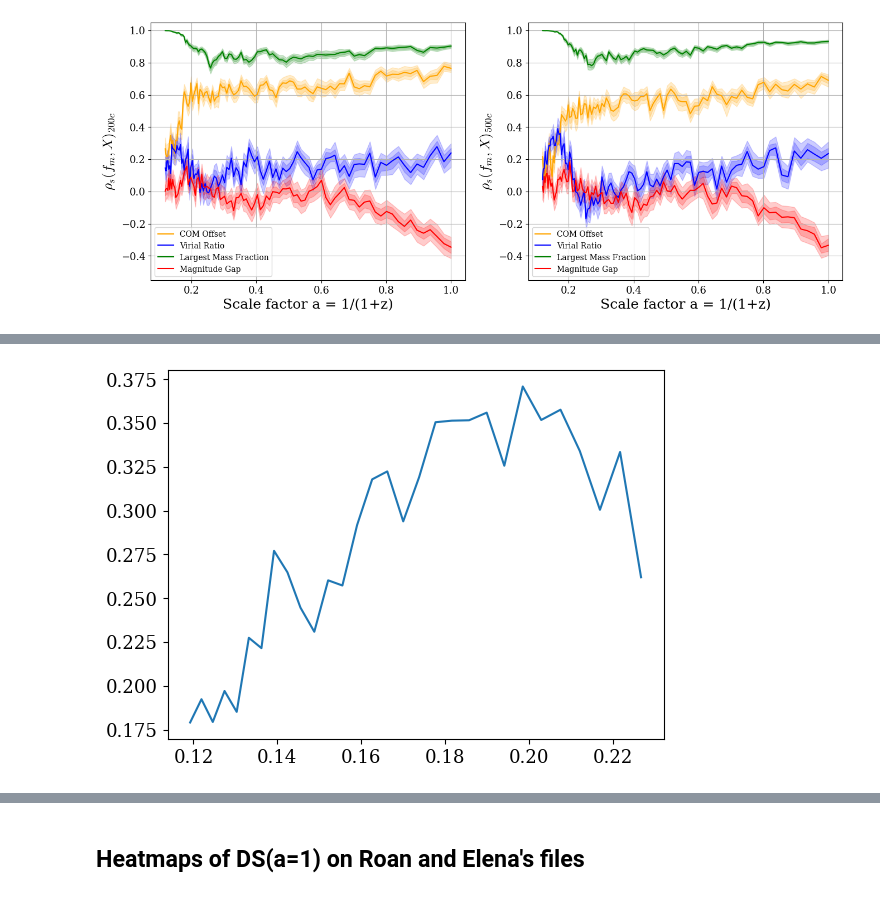
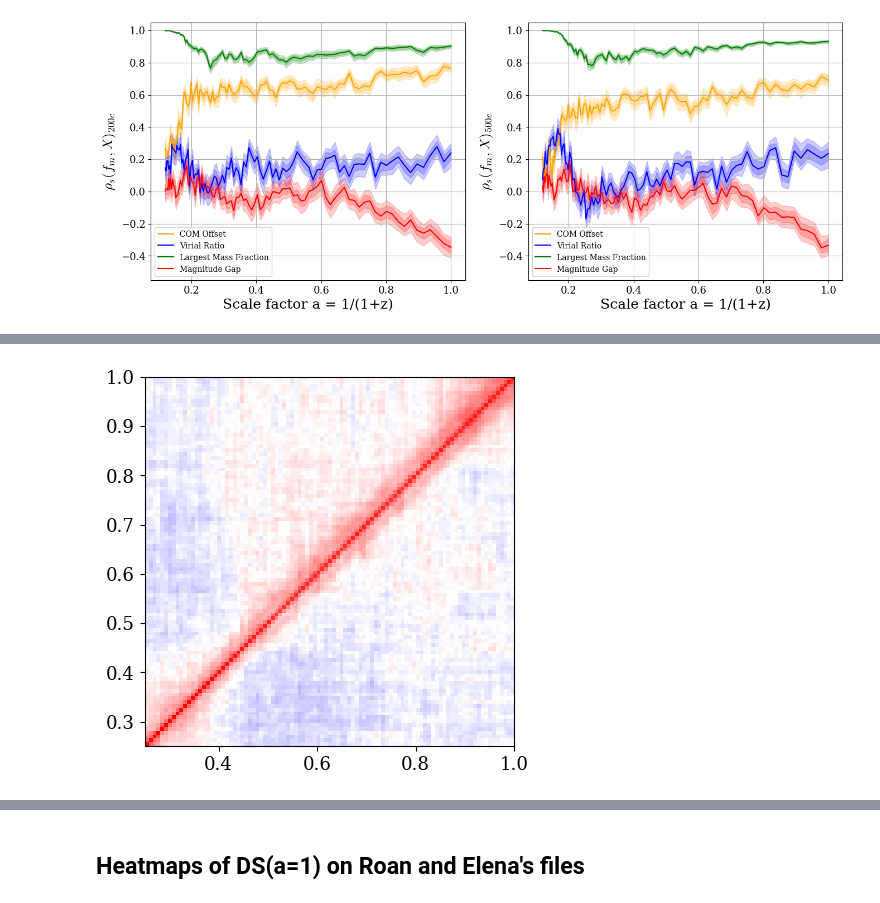
Before and after one commit to Kabelo-T/cluster_morph, a Jupyter notebook: dynamical_state.ipynb, the cells around one changed output, grey strips where cells are left out. Saved outputs shown, nothing was run; the diff lists cells and outputs as text; code cells hidden in the pictures.

Commit message:
made progress on 2d ds correlations plots

```diff
--- a/dynamical_state.ipynb
+++ b/dynamical_state.ipynb
@@ -299,8 +148,33 @@ p10, p25, p50, p75, p90 = get_percs()
-# %%
-fig, axs = plt.subplots(1, 1)
-axs.plot(redshift_list['a'], p50,)
-# axs.fill_between(redshift_list['a'], p25, p75, alpha=0.3)
-# axs.fill_between(redshift_list['a'], p10, p90, alpha=0.2)
-plt.show()
-# %% [output]
-[figure, removed]
+# %%
+dsdict = get_ds_all()
+for df in dsdict.values():
+    df['m14'] = m14['3d'].values
+
+dsdict_200 = {}
+dsdict_500 = {}
+for snap, df in dsdict.items():
+    dsdict_200[snap] = df.drop(columns=['snap', 'eta_500[8]',
+                                        'delta_500[9]', 'fm_500[10]', 'fm2_500[11]'])
+    dsdict_500[snap] = df.drop(columns=['snap', 'eta_200[3]',
+                                        'delta_200[4]', 'fm_200[5]', 'fm2_200[6]'])
+# %%
+fm_corrs = []
+for snap, df in dsdict_200.items():
+    fm200 = df['fm_200[5]'].values
+    for time, df1 in dsdict_200.items():
+        df1 = df1.drop(columns=['fm_200[5]'])
+        df1['fm_200'] = fm200
+        corr = df1.corr(method='spearman')
+        # print(corr['fm_200'].values)
+        fm_corrs.append(corr['fm_200'].values)
+
+fm_corrs = np.array(fm_corrs)
+fm_corrs = fm_corrs.reshape(97, 97, 5)
+# %%
+fm = fm_corrs[:, :, 2]
+fig, axs = plt.subplots(1, 1)
+axs.imshow(fm, origin='lower', vmin=-1, vmax=1,
+          extent=[0.25, 1, 0.25, 1], cmap='bwr')
+plt.show()
+# %% [output]
+[figure, added]
```
Also changed, not shown: parts of 14 cells of this notebook.
